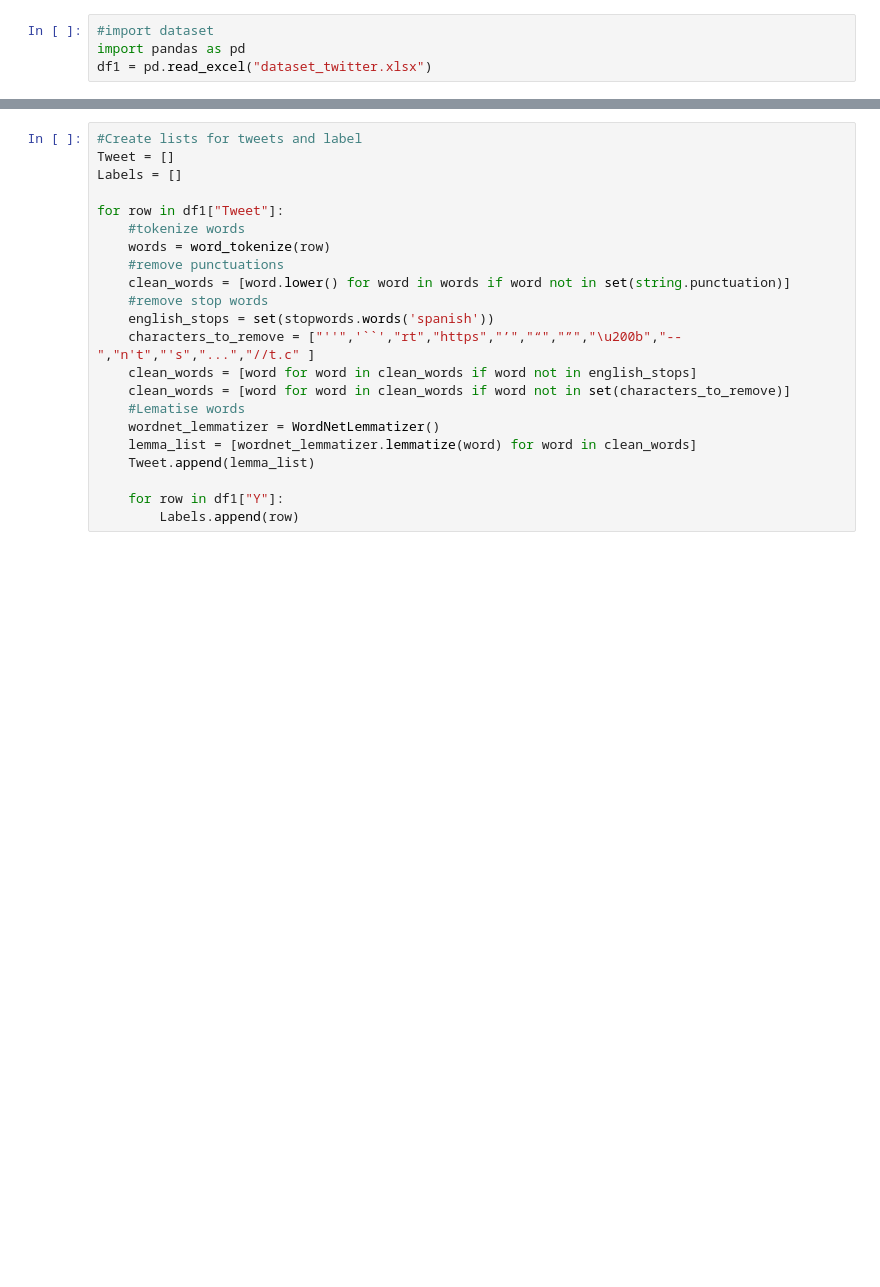
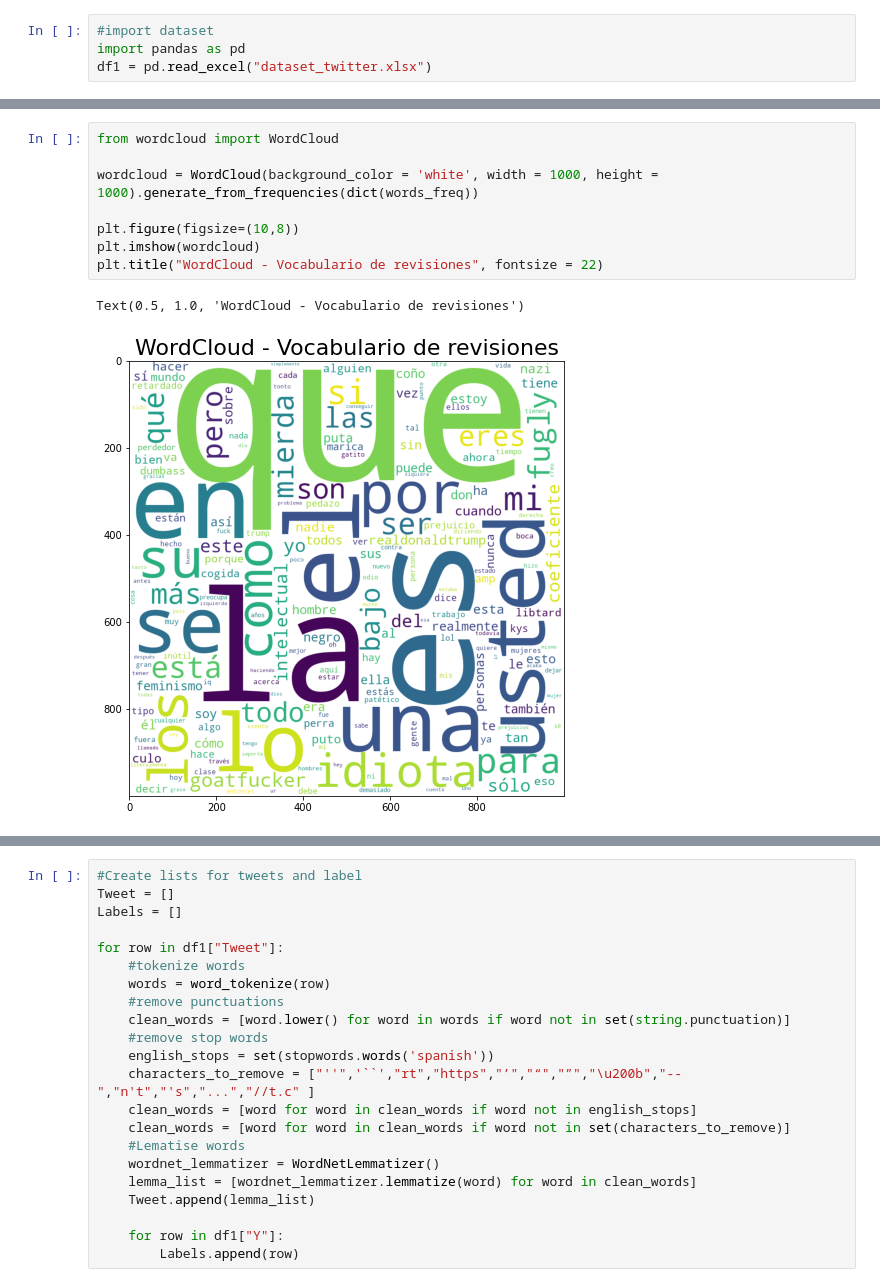
Before and after one commit to anthonywainer/bullying_on_twitter_pe, a Jupyter notebook: acoso.ipynb, the cells around one changed output, grey strips where cells are left out. Cells and saved outputs as stored; diff of their text form; blank space fills up the shorter version.

```diff
--- a/acoso.ipynb
+++ b/acoso.ipynb
@@ -42,0 +115,11 @@ df1 = pd.read_excel("dataset_twitter.xlsx")
+# %%
+from wordcloud import WordCloud
+
+wordcloud = WordCloud(background_color = 'white', width = 1000, height = 1000).generate_from_frequencies(dict(words_freq))
+
+plt.figure(figsize=(10,8))
+plt.imshow(wordcloud)
+plt.title("WordCloud - Vocabulario de revisiones", fontsize = 22)
+# %% [output]
+Text(0.5, 1.0, 'WordCloud - Vocabulario de revisiones')
+[figure, added]
```
Also changed, not shown: parts of 11 cells of this notebook, 1 other file.
